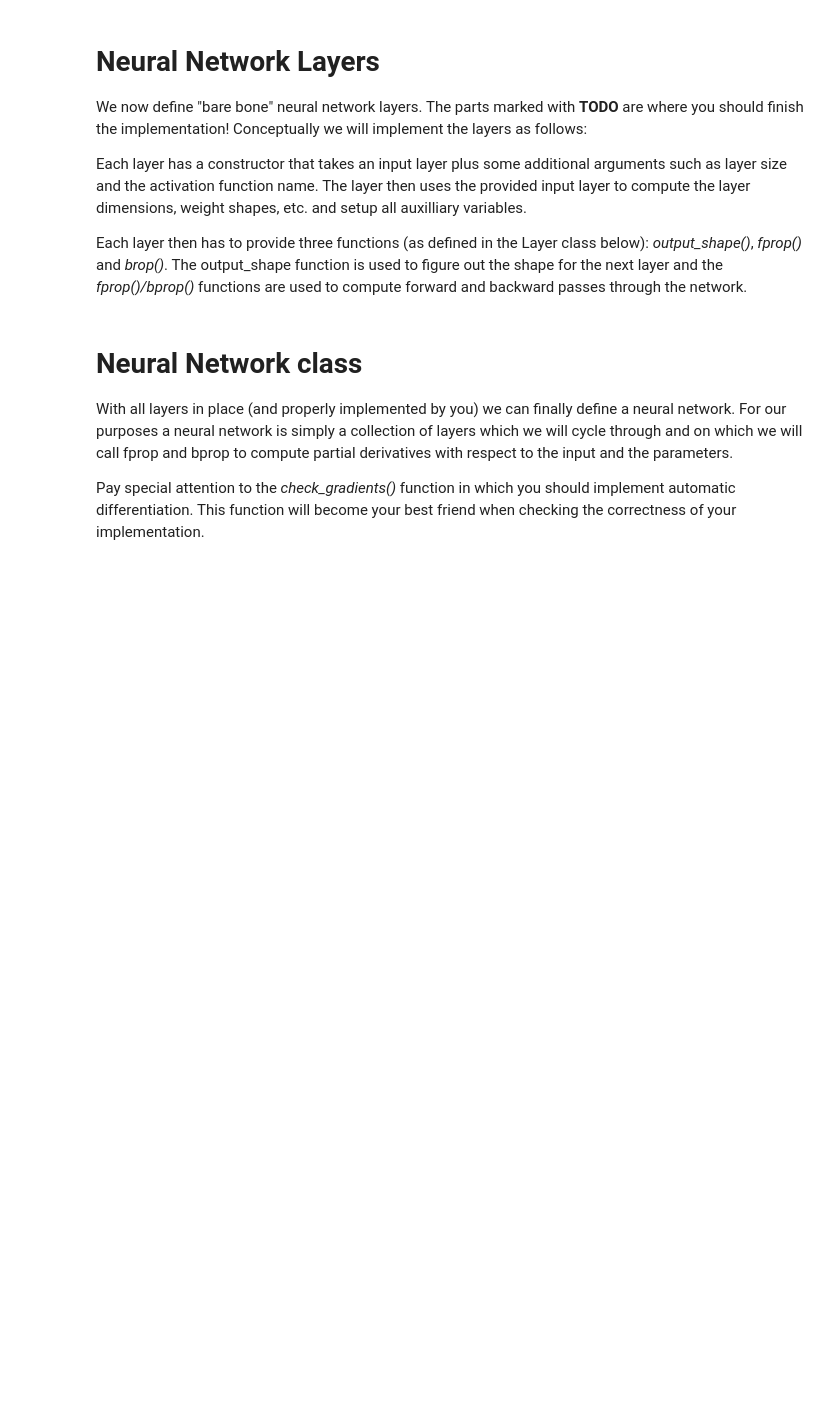
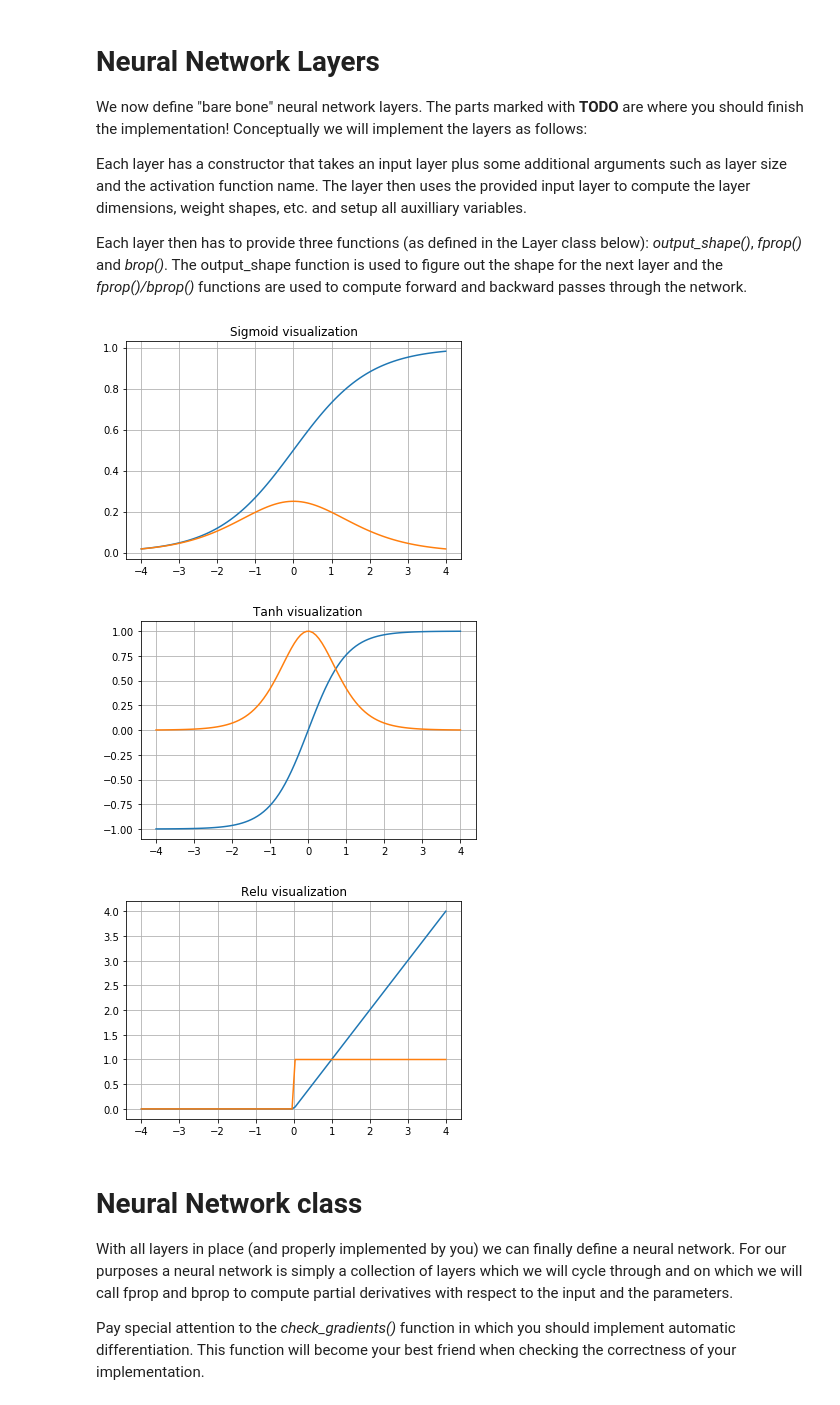
Before and after one commit to AmadeusHovekamp/RoboticsLab, a Jupyter notebook: exercise1/exercise_1.ipynb, the cells around one changed output. Saved outputs shown, nothing was run; the diff lists cells and outputs as text; code cells hidden in the pictures; blank space fills up the shorter version.

Commit message:
most todos implemented, graphical check of derivatives of helper functions added

```diff
--- a/exercise1/exercise_1.ipynb
+++ b/exercise1/exercise_1.ipynb
@@ -360,3 +359,38 @@ a = np.array([])
+# %%
+x = np.linspace(-4,4,100)
+
+### test derivatives of sigmoid
+y_sigmoid = sigmoid(x)
+y_sigmoid_d = sigmoid_d(x)
+
+plt.title("Sigmoid visualization")
+plt.plot(x, y_sigmoid)
+plt.plot(x, y_sigmoid_d)
+plt.grid()
+plt.show()
+
+### test derivatives of tanh
+y_tanh = tanh(x)
+y_tanh_d = tanh_d(x)
+plt.title("Tanh visualization")
+plt.plot(x, y_tanh)
+plt.plot(x, y_tanh_d)
+plt.grid()
+plt.show()
+
+
+### test derivatives of relu
+y_relu = relu(x)
+y_relu_d = relu_d(x)
+plt.title("Relu visualization")
+plt.plot(x, y_relu)
+plt.plot(x, y_relu_d)
+plt.grid()
+plt.show()
+# %% [output]
+[figure, added]
+[figure, added]
+[figure, added]
 # %% [markdown]
 # Neural Network class
 With all layers in place (and properly implemented by you) we can finally define a neural network.
```
Also changed, not shown: parts of 10 cells of this notebook.
